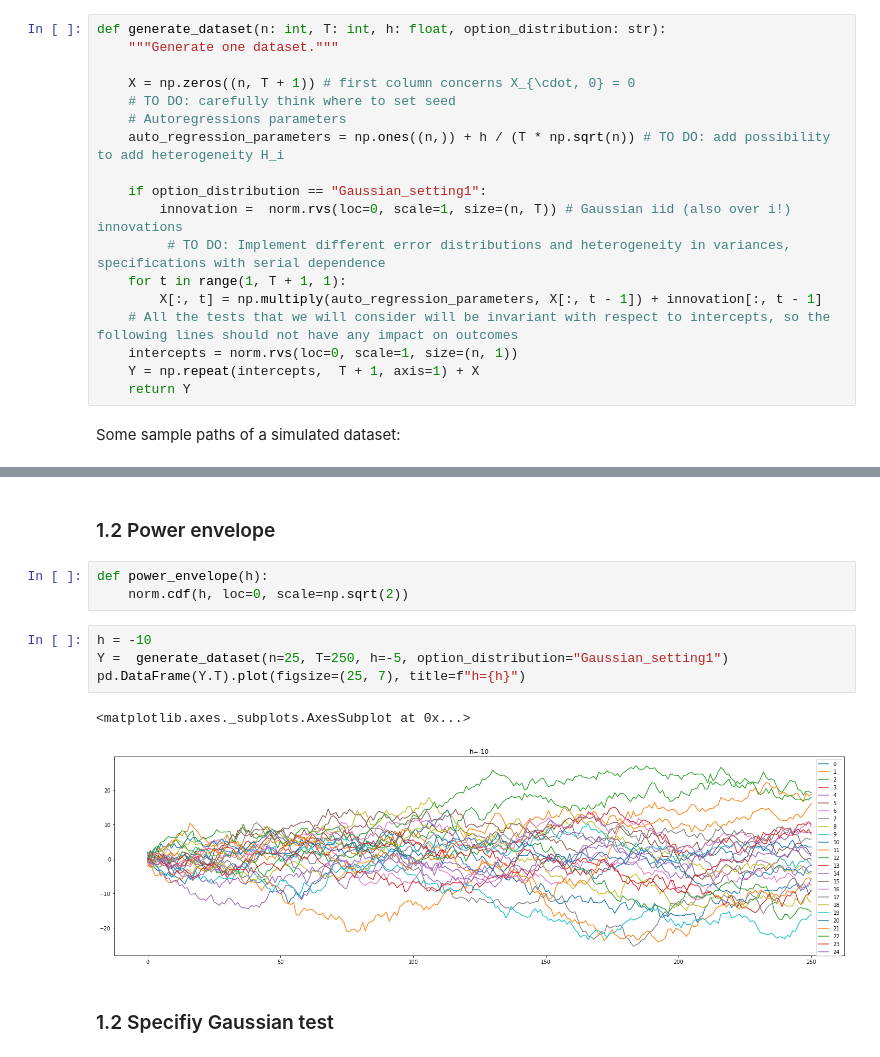
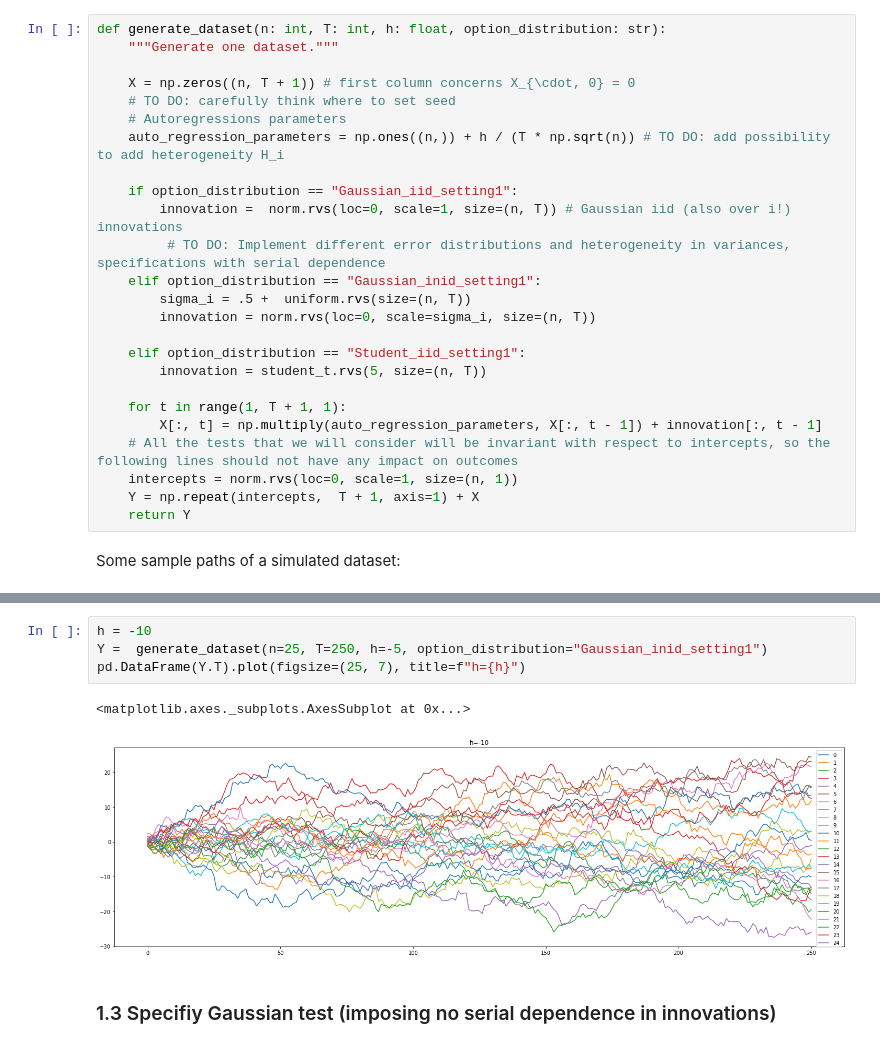
Before and after one commit to ramonVDAKKER/panel-unit-root-testing, a Jupyter notebook: notebooks/WIP_panel_unit_roots_sims.ipynb, the cells around one changed output, grey strips where cells are left out. Drawn from its saved outputs; the diff is of its cells as text.

```diff
--- a/notebooks/WIP_panel_unit_roots_sims.ipynb
+++ b/notebooks/WIP_panel_unit_roots_sims.ipynb
@@ -21,9 +22,16 @@ def generate_dataset(n: int, T: int, h: float, option_distribution: str):
     # Autoregressions parameters
     auto_regression_parameters = np.ones((n,)) + h / (T * np.sqrt(n)) # TO DO: add possibility to add heterogeneity H_i
 
-    if option_distribution == "Gaussian_setting1":
+    if option_distribution == "Gaussian_iid_setting1":
         innovation =  norm.rvs(loc=0, scale=1, size=(n, T)) # Gaussian iid (also over i!) innovations
          # TO DO: Implement different error distributions and heterogeneity in variances, specifications with serial dependence
+    elif option_distribution == "Gaussian_inid_setting1":
+        sigma_i = .5 +  uniform.rvs(size=(n, T))
+        innovation = norm.rvs(loc=0, scale=sigma_i, size=(n, T))
+
+    elif option_distribution == "Student_iid_setting1":
+        innovation = student_t.rvs(5, size=(n, T))
+
     for t in range(1, T + 1, 1):
         X[:, t] = np.multiply(auto_regression_parameters, X[:, t - 1]) + innovation[:, t - 1]
     # All the tests that we will consider will be invariant with respect to intercepts, so the following lines should not have any impact on outcomes
@@ -42,15 +50,10 @@ pd.DataFrame(Y.T).plot(figsize=(25, 7), title=f"h={h}")
-# %% [markdown]
-### 1.2 Power envelope
-# %%
-def power_envelope(h):
-    norm.cdf(h, loc=0, scale=np.sqrt(2))
 # %%
 h = -10
-Y =  generate_dataset(n=25, T=250, h=-5, option_distribution="Gaussian_setting1")
+Y =  generate_dataset(n=25, T=250, h=-5, option_distribution="Gaussian_inid_setting1")
 pd.DataFrame(Y.T).plot(figsize=(25, 7), title=f"h={h}")
 # %% [output]
 <matplotlib.axes._subplots.AxesSubplot at 0x...>
-[figure, old version]
+[figure, new version]
 # %% [markdown]
-### 1.2 Specifiy Gaussian test
+### 1.3 Specifiy Gaussian test (imposing no serial dependence in innovations)
 # %%
```
Also changed, not shown: parts of 16 cells of this notebook.
